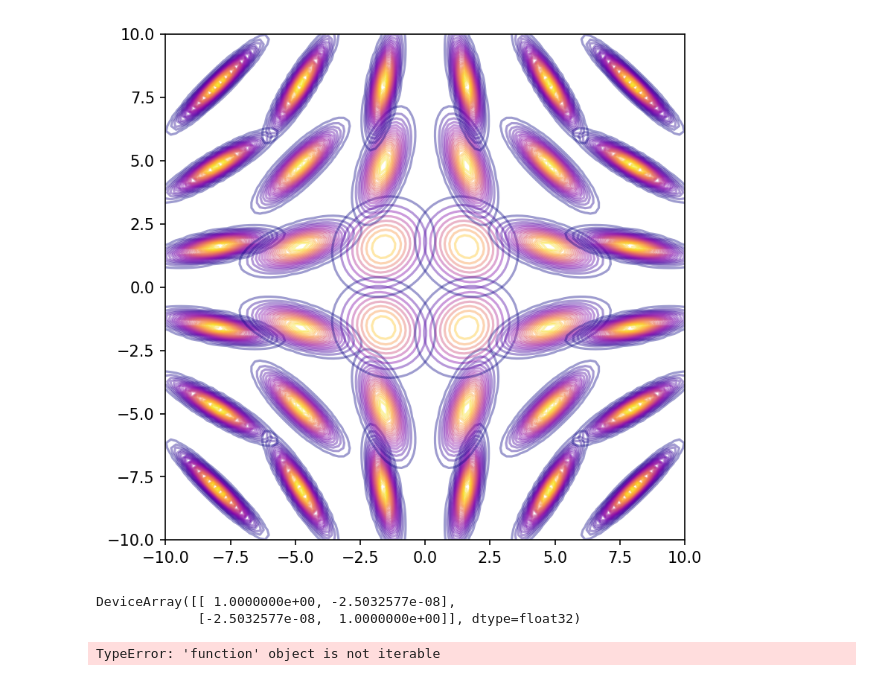
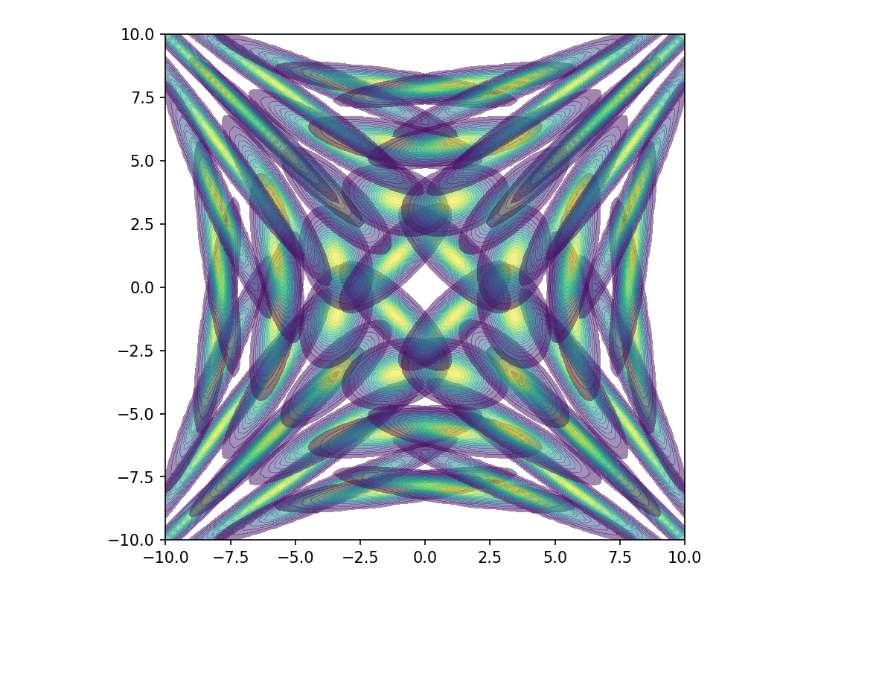
Before and after one commit to phinate/flow-interpolation, a Jupyter notebook: toy.ipynb, the cells around one changed output. Drawn from its saved outputs; the diff is of its cells as text; code cells hidden in the pictures; blank space fills up the shorter version.

```diff
--- a/toy.ipynb
+++ b/toy.ipynb
@@ -12,7 +12,7 @@ rng = np.random.default_rng(4)
 def TT(s):
     theta = jnp.arctan(s[1]/s[0])
     r = ((s[0]**2 + s[1]**2)**.5)/2
-    T = jnp.array([[jnp.cos(theta), jnp.sin(theta)],[-jnp.sin(theta), jnp.cos(theta)]])@jnp.array([[1,0],[0,1/r]])
+    T = jnp.array([[jnp.cos(theta), jnp.sin(theta)],[-jnp.sin(theta), jnp.cos(theta)]])@jnp.array([[1/r,0],[0,r/2]])
     return T@T.T
 # %%
 @jax.vmap
@@ -25,42 +25,30 @@ def cov_gen(means):
 # %%
 
 def xy_pairs(nx, ny, span):
     size = nx, ny
     x_grid = jnp.linspace(-span, span, nx)
     y_grid = jnp.linspace(-span, span, ny)
     xx, yy = jnp.meshgrid(x_grid, y_grid)
     return jnp.hstack((xx.reshape(-1,1), yy.reshape(-1,1))), size, xx, yy
 
 xy_pairs_eval, grid_size, xx, yy = xy_pairs(100,100, 10)
-means, g, xx2, yy2 = xy_pairs(6,6, 8)
+means, g, xx2, yy2 = xy_pairs(8,8, 8)
 covs = TT(means)
 
 def gaussian_2d_pdf(eval_points, mean, cov):
     return jsp.stats.multivariate_normal.pdf(eval_points, mean=mean, cov=cov)
 
 vmapped_pdf = jax.vmap(gaussian_2d_pdf, in_axes=(None, 0, 0))
 
 # covs = jnp.array([[[1, 0],[3,3]] for _ in means])
 pdfs = vmapped_pdf(xy_pairs_eval, means, covs).reshape(len(means), *grid_size)
 
 fig, ax = plt.subplots()
 for pdf in pdfs:
     step = 0.02
     m = jnp.amax(pdf)
     levels = jnp.arange(0.0, m, step) + step
-    ax.contour(xx, yy, pdf,  alpha=0.4, cmap="plasma",levels=levels,)
+    ax.contourf(xx, yy, pdf,  alpha=0.5, cmap="viridis",levels=levels,)
 # ax.scatter(xx2, yy2)
 # %% [output]
-[figure, old version]
+[figure, new version]
-# %%
-s = [.5,.5]
-theta = jnp.arctan(s[1]/s[0])
-T = jnp.array([[jnp.cos(theta), -jnp.sin(theta)],[jnp.sin(theta), jnp.cos(theta)]])
-T@T.T
-# %% [output]
-DeviceArray([[ 1.0000000e+00, -2.5032577e-08],
-             [-2.5032577e-08,  1.0000000e+00]], dtype=float32)
-# %%
-np.array([np.eye(2,2) for _ in xy_pairs]).shape
-# %% [output]
-TypeError: 'function' object is not iterable
```
Also changed, not shown: parts of 4 cells of this notebook.
